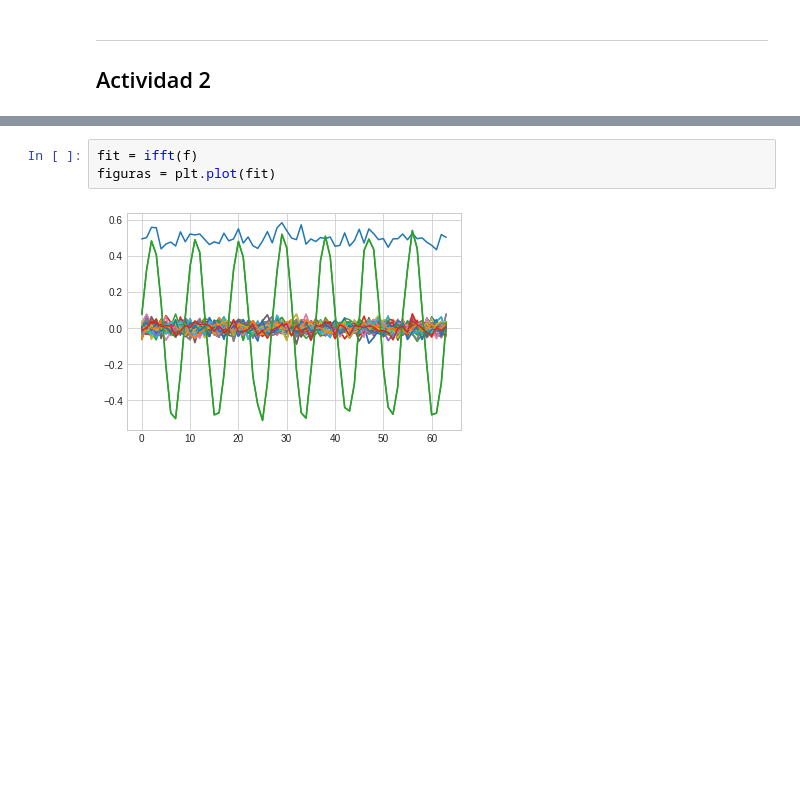
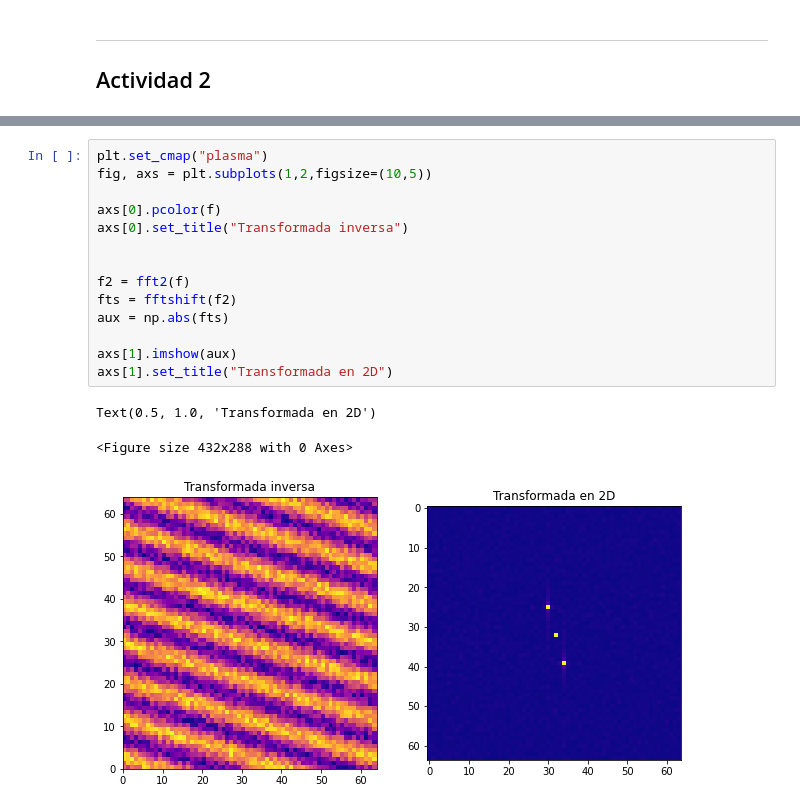
Before and after one commit to gandres-dev/Visualizacion-Informacion, a Jupyter notebook: tareas/03-tarea/Tarea3-VI.ipynb, the cells around one changed output, grey strips where cells are left out. Drawn from its saved outputs; the diff is of its cells as text; blank space fills up the shorter version.

```diff
--- a/tareas/03-tarea/Tarea3-VI.ipynb
+++ b/tareas/03-tarea/Tarea3-VI.ipynb
@@ -80,5 +82,18 @@ plt.pcolor(x,y,f)
-# %%
-fit = ifft(f)
-figuras = plt.plot(fit)
-# %% [output]
-[figure, removed]
+# %%
+plt.set_cmap("plasma")
+fig, axs = plt.subplots(1,2,figsize=(10,5))
+
+axs[0].pcolor(f)
+axs[0].set_title("Transformada inversa")
+
+
+f2 = fft2(f)
+fts = fftshift(f2)
+aux = np.abs(fts)
+
+axs[1].imshow(aux)
+axs[1].set_title("Transformada en 2D")
+# %% [output]
+Text(0.5, 1.0, 'Transformada en 2D')
+<Figure size 432x288 with 0 Axes>
+[figure, added]
```
Also changed, not shown: parts of 2 cells of this notebook, 3 other files.
